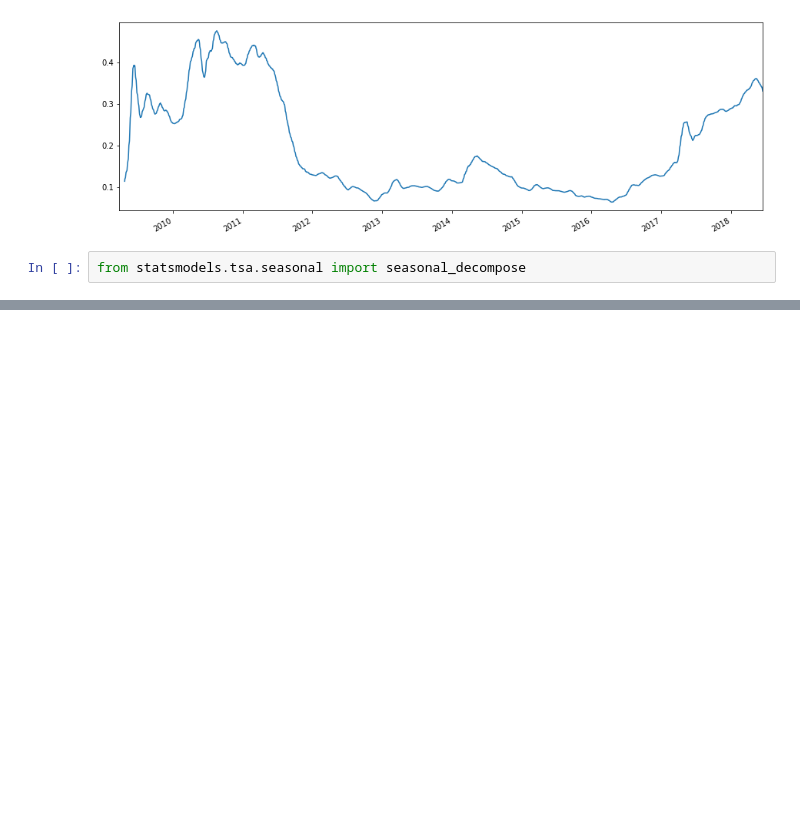
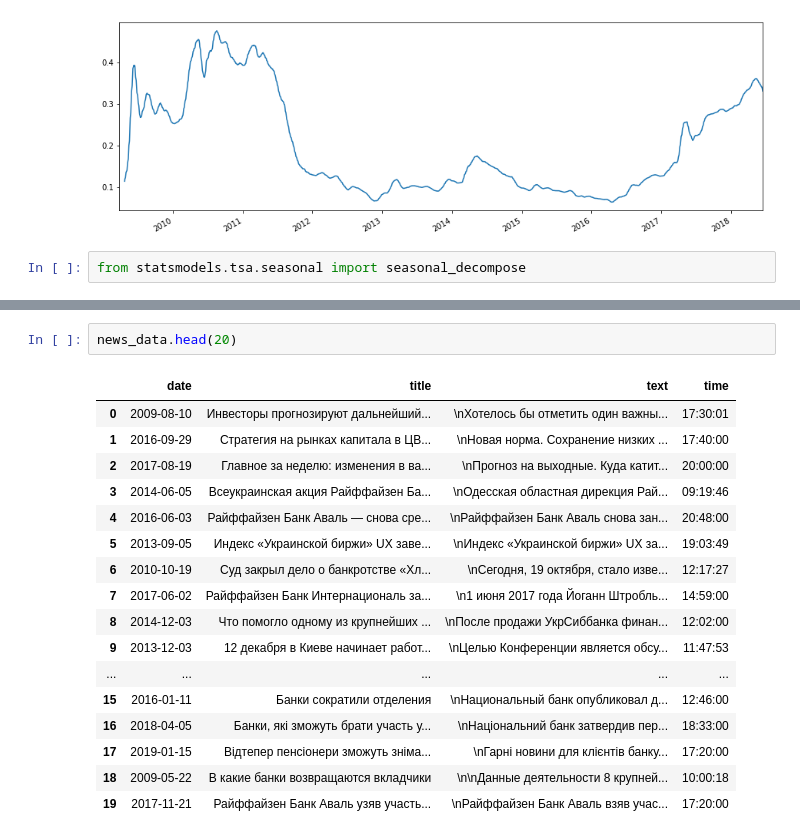
Before and after one commit to tbatsenko/ML_project, a Jupyter notebook: data-analysis/ML project.ipynb, the cells around one changed output, grey strips where cells are left out. Cells and saved outputs as stored; diff of their text form; blank space fills up the shorter version.

```diff
--- a/data-analysis/ML project.ipynb
+++ b/data-analysis/ML project.ipynb
@@ -102,0 +171,20 @@ ValueError: You must specify a freq or x must be a pandas object with a timeseri
+# %%
+news_data.head(20)
+# %% [output]
+|  | date | title | text | time |
+| 0 | 2009-08-10 | Инвесторы прогнозируют дальнейший... | \nХотелось бы отметить один важны... | 17:30:01 |
+| 1 | 2016-09-29 | Стратегия на рынках капитала в ЦВ... | \nНовая норма. Сохранение низких ... | 17:40:00 |
+| 2 | 2017-08-19 | Главное за неделю: изменения в ва... | \nПрогноз на выходные. Куда катит... | 20:00:00 |
+| 3 | 2014-06-05 | Всеукраинская акция Райффайзен Ба... | \nОдесская областная дирекция Рай... | 09:19:46 |
+| 4 | 2016-06-03 | Райффайзен Банк Аваль — снова сре... | \nРайффайзен Банк Аваль снова зан... | 20:48:00 |
+| 5 | 2013-09-05 | Индекс «Украинской биржи» UX заве... | \nИндекс «Украинской биржи» UX за... | 19:03:49 |
+| 6 | 2010-10-19 | Суд закрыл дело о банкротстве «Хл... | \nСегодня, 19 октября, стало изве... | 12:17:27 |
+| 7 | 2017-06-02 | Райффайзен Банк Интернациональ за... | \n1 июня 2017 года Йоганн Штробль... | 14:59:00 |
+| 8 | 2014-12-03 | Что помогло одному из крупнейших ... | \nПосле продажи УкрСиббанка финан... | 12:02:00 |
+| 9 | 2013-12-03 | 12 декабря в Киеве начинает работ... | \nЦелью Конференции является обсу... | 11:47:53 |
+| ... | ... | ... | ... | ... |
+| 15 | 2016-01-11 | Банки сократили отделения | \nНациональный банк опубликовал д... | 12:46:00 |
+| 16 | 2018-04-05 | Банки, які зможуть брати участь у... | \nНаціональний банк затвердив пер... | 18:33:00 |
+| 17 | 2019-01-15 | Відтепер пенсіонери зможуть зніма... | \nГарні новини для клієнтів банку... | 17:20:00 |
+| 18 | 2009-05-22 | В какие банки возвращаются вкладчики | \n\nДанные деятельности 8 крупней... | 10:00:18 |
+| 19 | 2017-11-21 | Райффайзен Банк Аваль узяв участь... | \nРайффайзен Банк Аваль взяв учас... | 17:20:00 |
```
Also changed, not shown: parts of 23 cells of this notebook.
